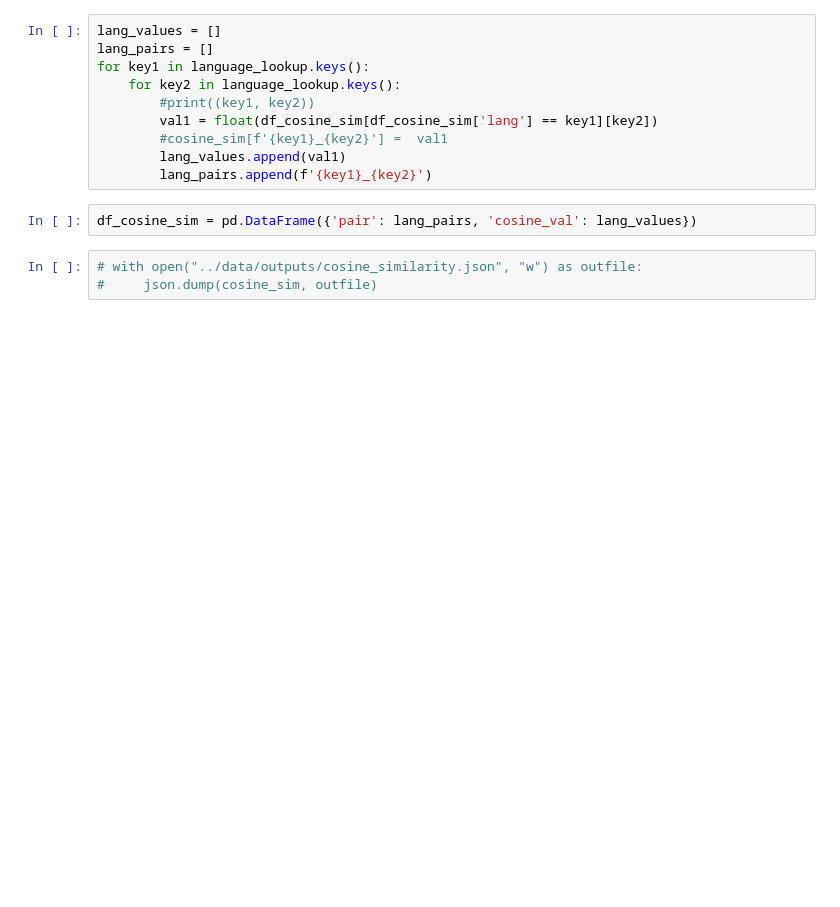
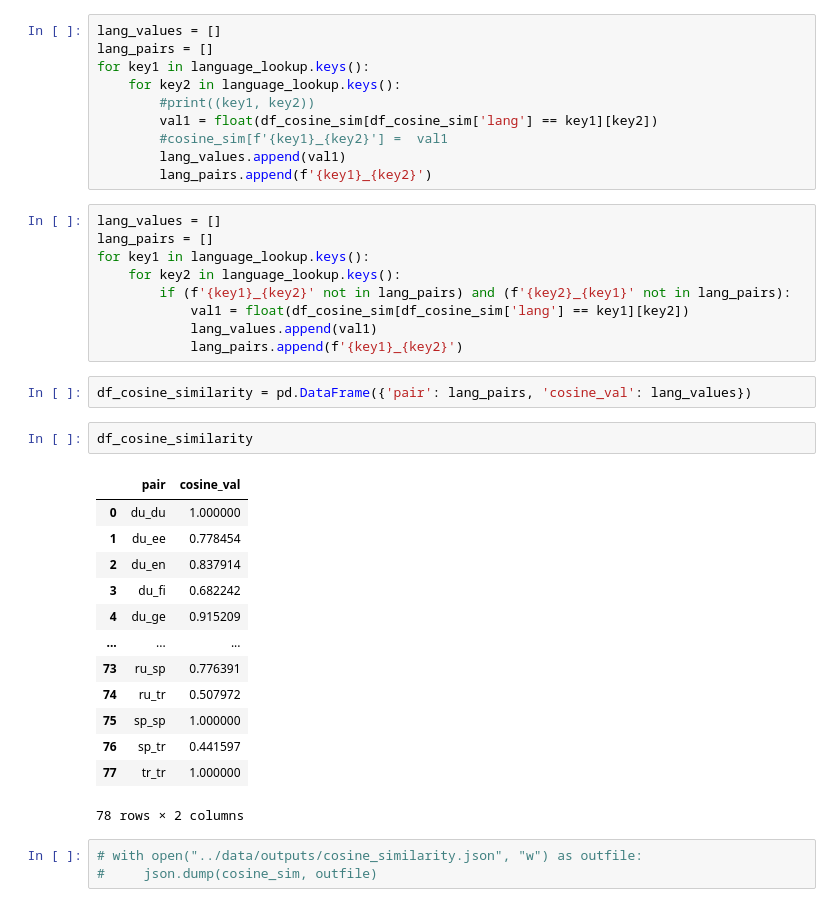
Before and after one commit to linaskerath/ANLP_project, a Jupyter notebook: scripts/plots.ipynb, the cells around one changed output. Drawn from its saved outputs; the diff is of its cells as text; blank space fills up the shorter version.

```diff
--- a/scripts/plots.ipynb
+++ b/scripts/plots.ipynb
@@ -36,8 +36,33 @@ for key1 in language_lookup.keys():
         #cosine_sim[f'{key1}_{key2}'] =  val1
         lang_values.append(val1)
         lang_pairs.append(f'{key1}_{key2}')
+# %%
+lang_values = []
+lang_pairs = []
+for key1 in language_lookup.keys():
+    for key2 in language_lookup.keys():
+        if (f'{key1}_{key2}' not in lang_pairs) and (f'{key2}_{key1}' not in lang_pairs):
+            val1 = float(df_cosine_sim[df_cosine_sim['lang'] == key1][key2])
+            lang_values.append(val1)
+            lang_pairs.append(f'{key1}_{key2}')
 # %%
-df_cosine_sim = pd.DataFrame({'pair': lang_pairs, 'cosine_val': lang_values})
+df_cosine_similarity = pd.DataFrame({'pair': lang_pairs, 'cosine_val': lang_values})
+# %%
+df_cosine_similarity
+# %% [output]
+|  | pair | cosine_val |
+| 0 | du_du | 1.000000 |
+| 1 | du_ee | 0.778454 |
+| 2 | du_en | 0.837914 |
+| 3 | du_fi | 0.682242 |
+| 4 | du_ge | 0.915209 |
+| ... | ... | ... |
+| 73 | ru_sp | 0.776391 |
+| 74 | ru_tr | 0.507972 |
+| 75 | sp_sp | 1.000000 |
+| 76 | sp_tr | 0.441597 |
+| 77 | tr_tr | 1.000000 |
+78 rows × 2 columns
 # %%
 # with open("../data/outputs/cosine_similarity.json", "w") as outfile:
 #     json.dump(cosine_sim, outfile)
```
Also changed, not shown: parts of 5 cells of this notebook, 2 other files.
